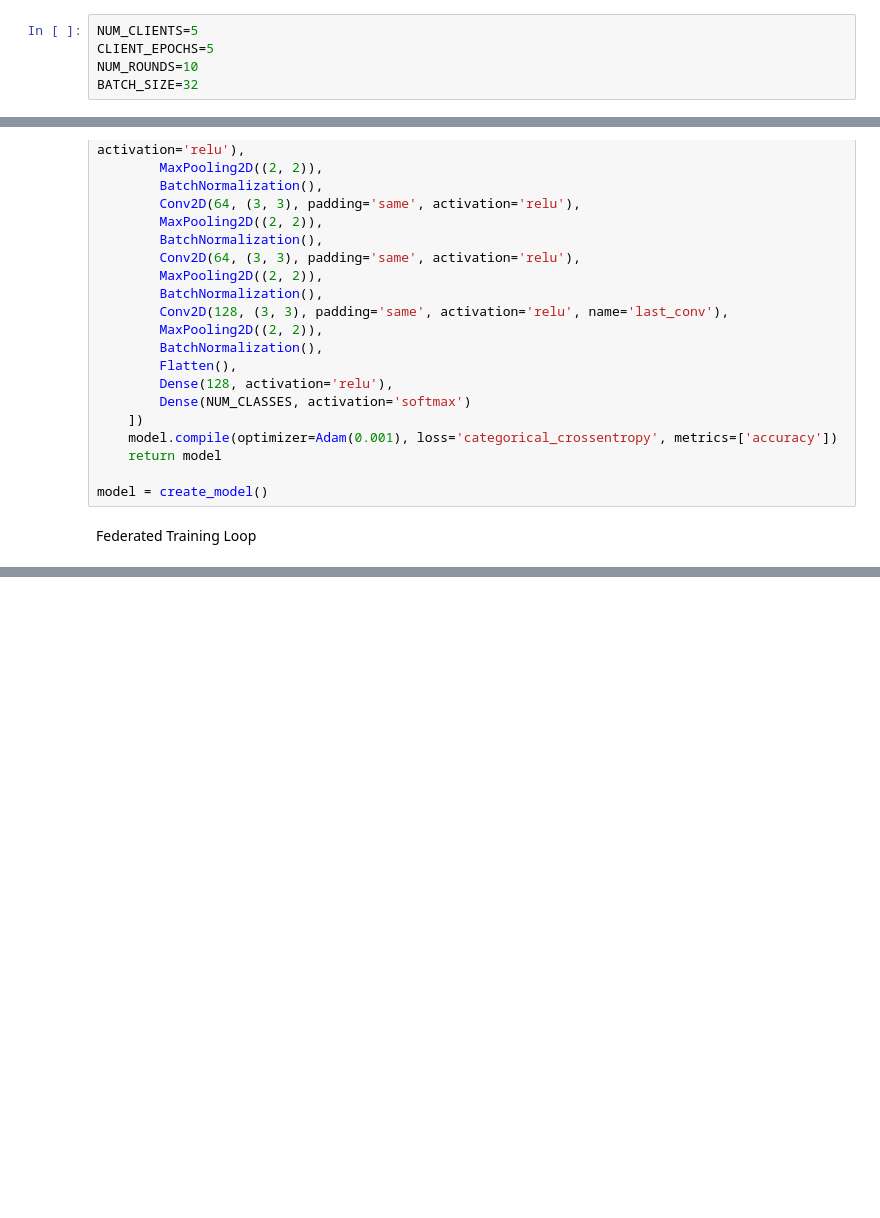
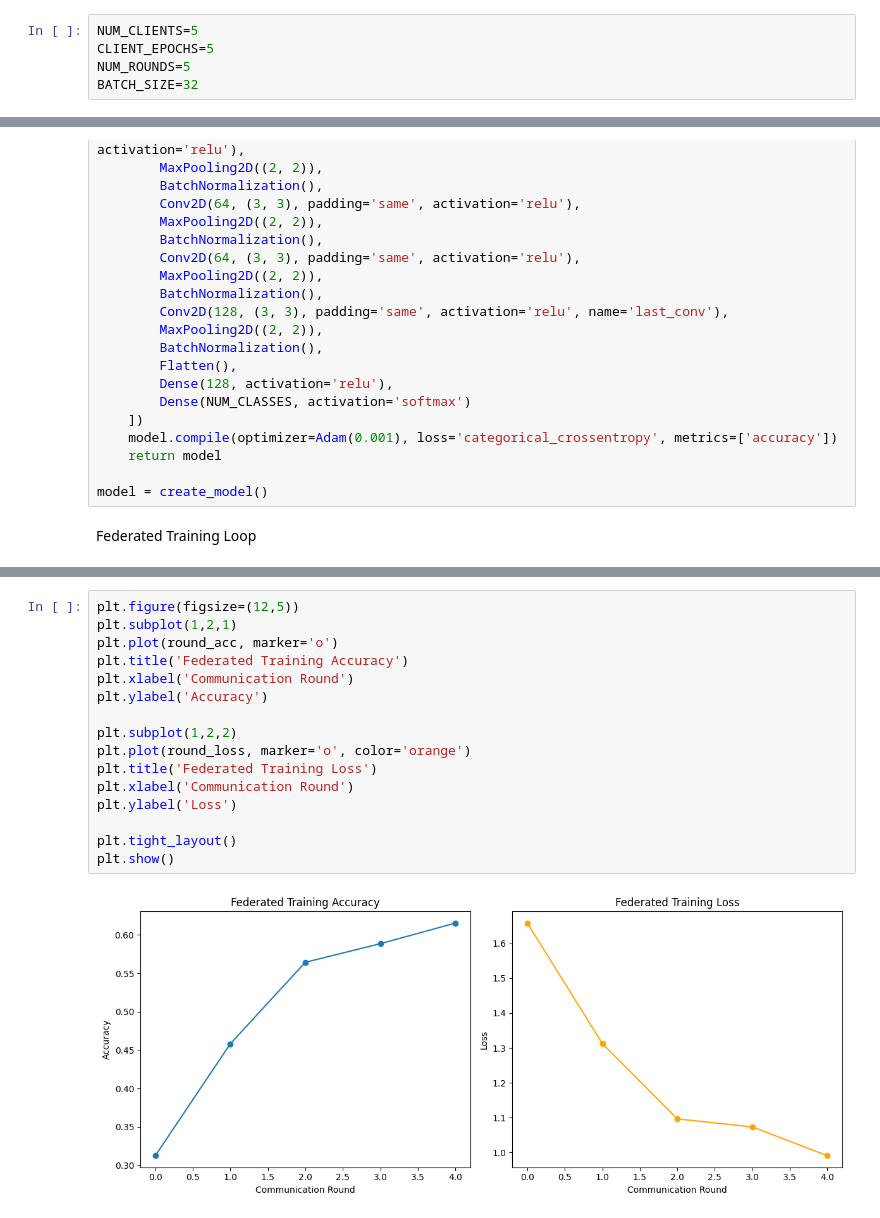
Before and after one commit to sarthakmhalsekar18/Assignment-hackathon, a Jupyter notebook: Project.ipynb, the cells around one changed output, grey strips where cells are left out. Drawn from its saved outputs; the diff is of its cells as text; blank space fills up the shorter version.

```diff
--- a/Project.ipynb
+++ b/Project.ipynb
@@ -34,7 +34,7 @@ DATA_PATH='/content/drive/MyDrive/Datasets/sarthak dataset'
 # %%
 NUM_CLIENTS=5
 CLIENT_EPOCHS=5
-NUM_ROUNDS=10
+NUM_ROUNDS=5
 BATCH_SIZE=32
 # %% [markdown]
 Load and Preprocess Dataset
@@ -221,0 +222,18 @@ Epoch 4/5
+# %%
+plt.figure(figsize=(12,5))
+plt.subplot(1,2,1)
+plt.plot(round_acc, marker='o')
+plt.title('Federated Training Accuracy')
+plt.xlabel('Communication Round')
+plt.ylabel('Accuracy')
+
+plt.subplot(1,2,2)
+plt.plot(round_loss, marker='o', color='orange')
+plt.title('Federated Training Loss')
+plt.xlabel('Communication Round')
+plt.ylabel('Loss')
+
+plt.tight_layout()
+plt.show()
+# %% [output]
+[figure, added]
```
Also changed, not shown: parts of 5 cells of this notebook.
